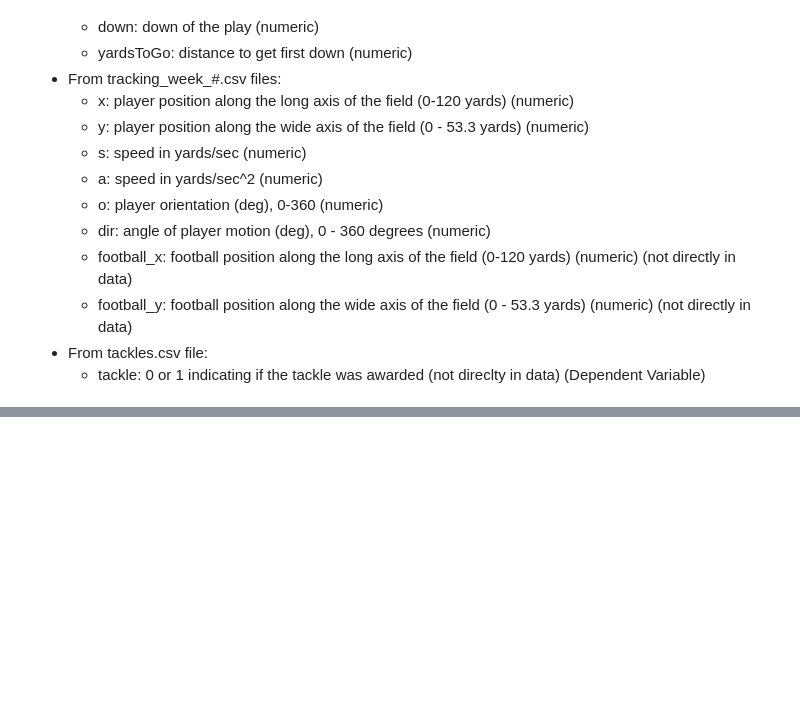
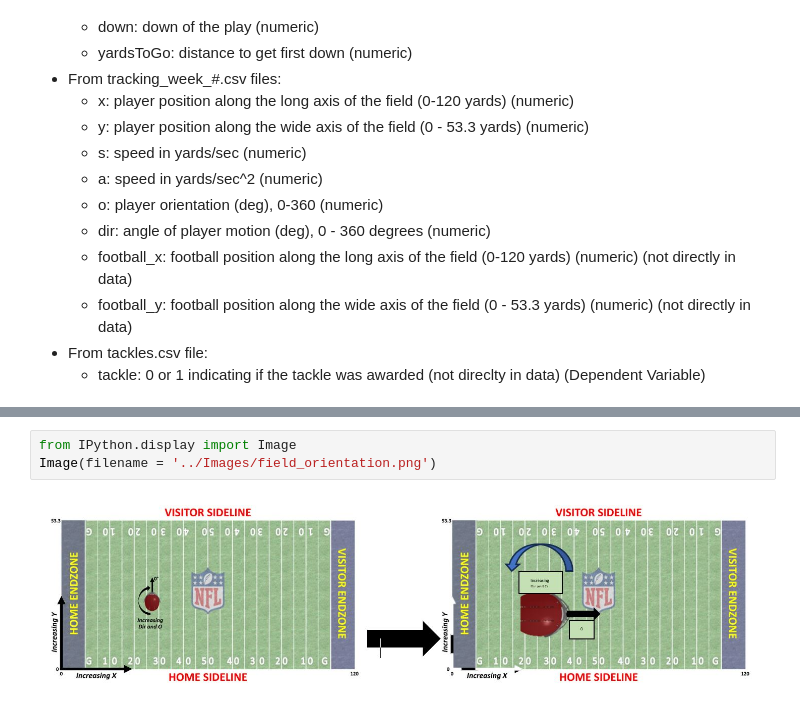
Before and after one commit to aquagz5/NFL-Capstone, a Jupyter notebook: 02-Feature-Development/Feature-Engineering.ipynb, the cells around one changed output, grey strips where cells are left out. Saved outputs shown, nothing was run; the diff lists cells and outputs as text; blank space fills up the shorter version.

```diff
--- a/02-Feature-Development/Feature-Engineering.ipynb
+++ b/02-Feature-Development/Feature-Engineering.ipynb
@@ -560,0 +37,5 @@ def calculate_mass_and_force(tracking, players):
+# %%
+from IPython.display import Image
+Image(filename = '../Images/field_orientation.png')
+# %% [output]
+[figure, added]
```
Also changed, not shown: parts of 42 cells of this notebook, 9 other files.
